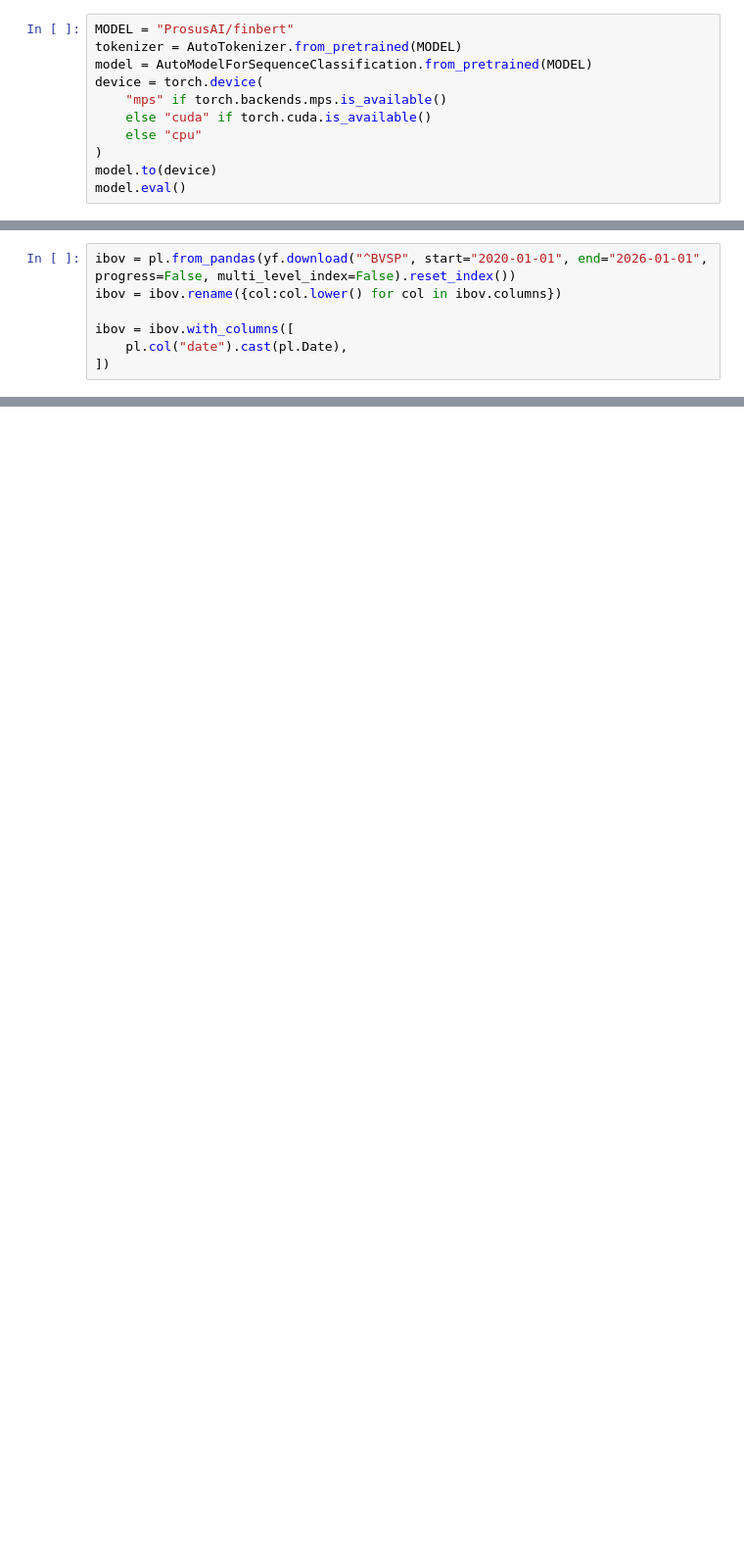
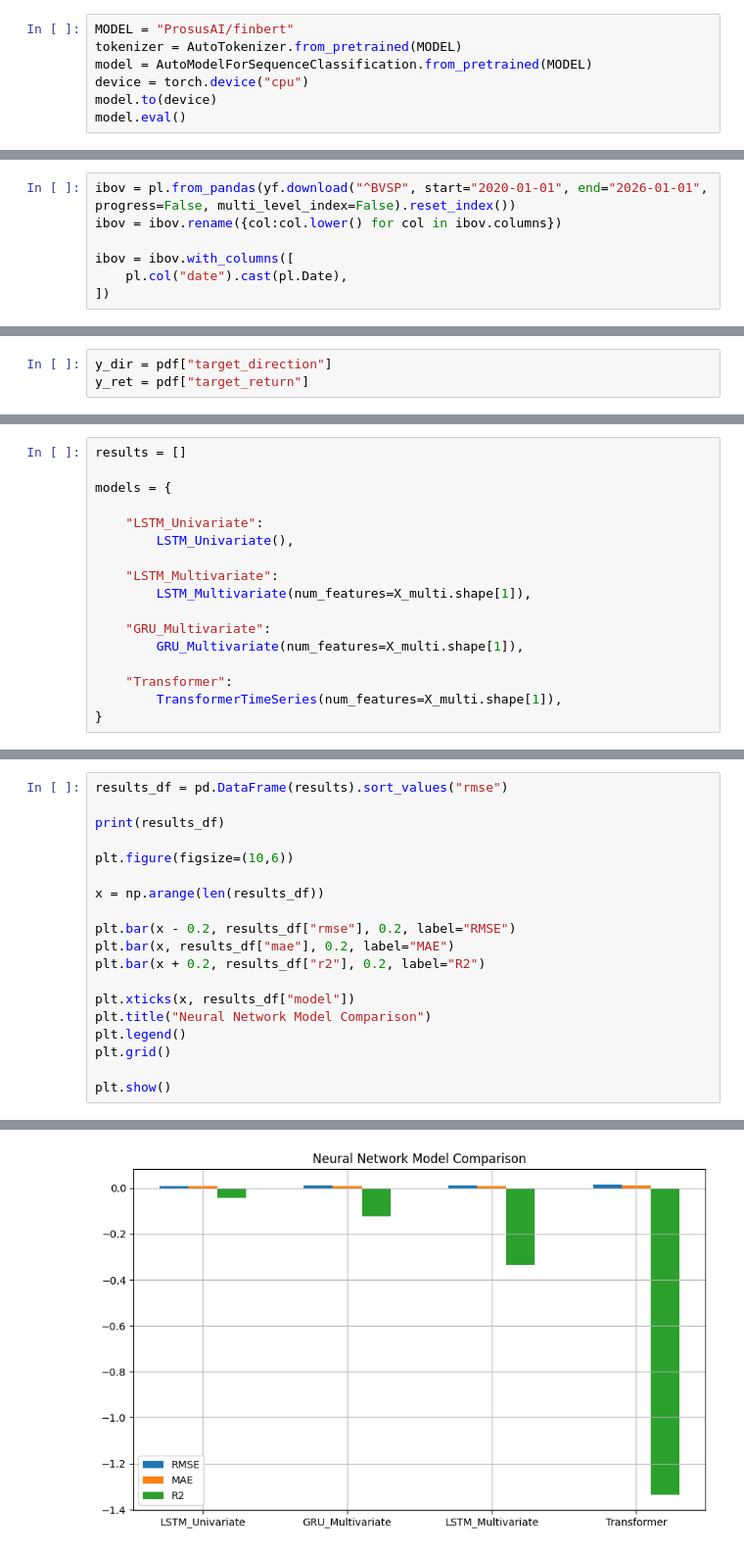
Before and after one commit to Nikolas010101/MBA-TCC, a Jupyter notebook: Market news/analyze_market_news.ipynb, the cells around one changed output, grey strips where cells are left out. Shown at 98% size. Drawn from its saved outputs; the diff is of its cells as text; blank space fills up the shorter version.

```diff
--- a/Market news/analyze_market_news.ipynb
+++ b/Market news/analyze_market_news.ipynb
@@ -93,11 +139,7 @@ plt.show()
 MODEL = "ProsusAI/finbert"
 tokenizer = AutoTokenizer.from_pretrained(MODEL)
 model = AutoModelForSequenceClassification.from_pretrained(MODEL)
-device = torch.device(
-    "mps" if torch.backends.mps.is_available()
-    else "cuda" if torch.cuda.is_available()
-    else "cpu"
-)
+device = torch.device("cpu")
 model.to(device)
 model.eval()
 # %% [output]
@@ -657,0 +533,3 @@ Walk-forward accuracy: 0.491497975708502
+# %%
+y_dir = pdf["target_direction"]
+y_ret = pdf["target_return"]
@@ -657,0 +2201,17 @@ Walk-forward accuracy: 0.491497975708502
+# %%
+results = []
+
+models = {
+
+    "LSTM_Univariate":
+        LSTM_Univariate(),
+
+    "LSTM_Multivariate":
+        LSTM_Multivariate(num_features=X_multi.shape[1]),
+
+    "GRU_Multivariate":
+        GRU_Multivariate(num_features=X_multi.shape[1]),
+
+    "Transformer":
+        TransformerTimeSeries(num_features=X_multi.shape[1]),
+}
@@ -657,0 +2368,20 @@ Walk-forward accuracy: 0.491497975708502
+# %%
+results_df = pd.DataFrame(results).sort_values("rmse")
+
+print(results_df)
+
+plt.figure(figsize=(10,6))
+
+x = np.arange(len(results_df))
+
+plt.bar(x - 0.2, results_df["rmse"], 0.2, label="RMSE")
+plt.bar(x, results_df["mae"], 0.2, label="MAE")
+plt.bar(x + 0.2, results_df["r2"], 0.2, label="R2")
+
+plt.xticks(x, results_df["model"])
+plt.title("Neural Network Model Comparison")
+plt.legend()
+plt.grid()
+
+plt.show()
+# %% [output]
@@ -657,0 +2393 @@ Walk-forward accuracy: 0.491497975708502
+[figure, added]
```
Also changed, not shown: parts of 73 cells of this notebook, 2 other files.
